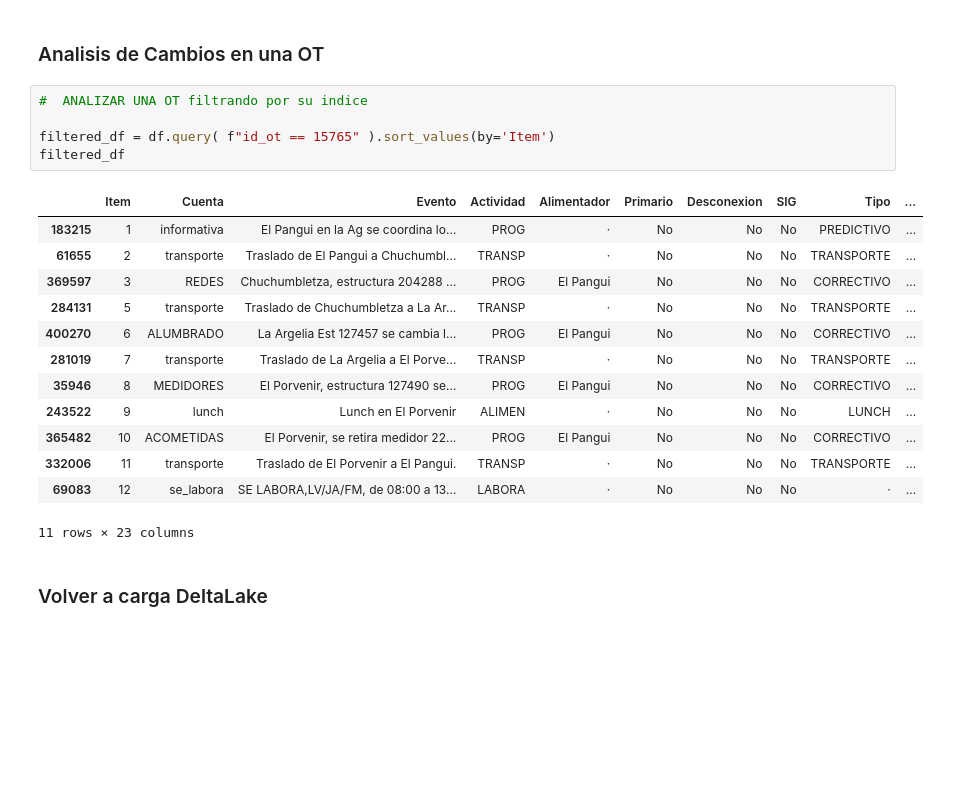
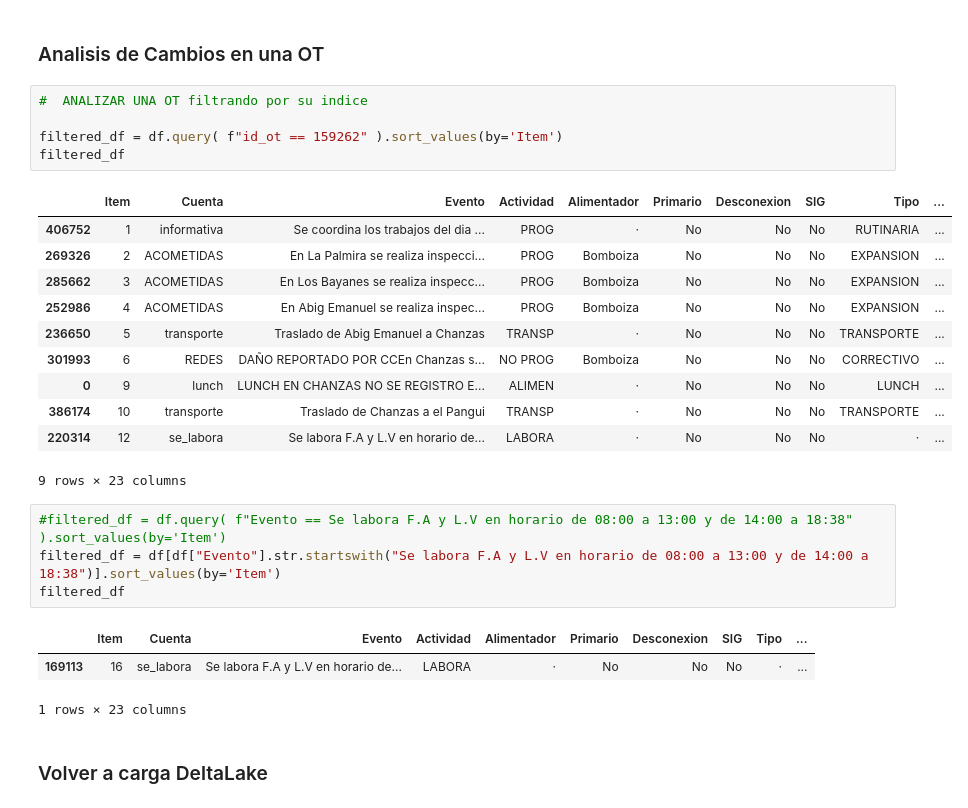
Before and after one commit to ernestopalacios/ordenes_de_trabajo, a Jupyter notebook: 04_DataLake.ipynb, the cells around one changed output. Drawn from its saved outputs; the diff is of its cells as text; blank space fills up the shorter version.

```diff
--- a/04_DataLake.ipynb
+++ b/04_DataLake.ipynb
@@ -214,22 +241,28 @@ df
 # %%
 #  ANALIZAR UNA OT filtrando por su indice
 
-filtered_df = df.query( f"id_ot == 15765" ).sort_values(by='Item')
+filtered_df = df.query( f"id_ot == 159262" ).sort_values(by='Item')
 filtered_df
 # %% [output]
 |  | Item | Cuenta | Evento | Actividad | Alimentador | Primario | Desconexion | SIG | Tipo | ... |
-| 183215 | 1 | informativa | El Pangui en la Ag se coordina lo... | PROG | · | No | No | No | PREDICTIVO | ... |
-| 61655 | 2 | transporte | Traslado de El Pangui a Chuchumbl... | TRANSP | · | No | No | No | TRANSPORTE | ... |
-| 369597 | 3 | REDES | Chuchumbletza, estructura 204288 ... | PROG | El Pangui | No | No | No | CORRECTIVO | ... |
-| 284131 | 5 | transporte | Traslado de Chuchumbletza a La Ar... | TRANSP | · | No | No | No | TRANSPORTE | ... |
-| 400270 | 6 | ALUMBRADO | La Argelia Est 127457 se cambia l... | PROG | El Pangui | No | No | No | CORRECTIVO | ... |
-| 281019 | 7 | transporte | Traslado de La Argelia a El Porve... | TRANSP | · | No | No | No | TRANSPORTE | ... |
-| 35946 | 8 | MEDIDORES | El Porvenir, estructura 127490 se... | PROG | El Pangui | No | No | No | CORRECTIVO | ... |
-| 243522 | 9 | lunch | Lunch en El Porvenir | ALIMEN | · | No | No | No | LUNCH | ... |
-| 365482 | 10 | ACOMETIDAS | El Porvenir, se retira medidor 22... | PROG | El Pangui | No | No | No | CORRECTIVO | ... |
-| 332006 | 11 | transporte | Traslado de El Porvenir a El Pangui. | TRANSP | · | No | No | No | TRANSPORTE | ... |
-| 69083 | 12 | se_labora | SE LABORA,LV/JA/FM, de 08:00 a 13... | LABORA | · | No | No | No | · | ... |
+| 406752 | 1 | informativa | Se coordina los trabajos del dia ... | PROG | · | No | No | No | RUTINARIA | ... |
+| 269326 | 2 | ACOMETIDAS | En La Palmira se realiza inspecci... | PROG | Bomboiza | No | No | No | EXPANSION | ... |
+| 285662 | 3 | ACOMETIDAS | En Los Bayanes se realiza inspecc... | PROG | Bomboiza | No | No | No | EXPANSION | ... |
+| 252986 | 4 | ACOMETIDAS | En Abig Emanuel se realiza inspec... | PROG | Bomboiza | No | No | No | EXPANSION | ... |
+| 236650 | 5 | transporte | Traslado de Abig Emanuel a Chanzas | TRANSP | · | No | No | No | TRANSPORTE | ... |
+| 301993 | 6 | REDES | DAÑO REPORTADO POR CCEn Chanzas s... | NO PROG | Bomboiza | No | No | No | CORRECTIVO | ... |
+| 0 | 9 | lunch | LUNCH EN CHANZAS NO SE REGISTRO E... | ALIMEN | · | No | No | No | LUNCH | ... |
+| 386174 | 10 | transporte | Traslado de Chanzas a el Pangui | TRANSP | · | No | No | No | TRANSPORTE | ... |
+| 220314 | 12 | se_labora | Se labora F.A y L.V en horario de... | LABORA | · | No | No | No | · | ... |
-11 rows × 23 columns
+9 rows × 23 columns
+# %%
+#filtered_df = df.query( f"Evento == Se labora F.A y L.V en horario de 08:00 a 13:00 y de 14:00 a 18:38" ).sort_values(by='Item')
+filtered_df = df[df["Evento"].str.startswith("Se labora F.A y L.V en horario de 08:00 a 13:00 y de 14:00 a 18:38")].sort_values(by='Item')
+filtered_df
+# %% [output]
+|  | Item | Cuenta | Evento | Actividad | Alimentador | Primario | Desconexion | SIG | Tipo | ... |
+| 169113 | 16 | se_labora | Se labora F.A y L.V en horario de... | LABORA | · | No | No | No | · | ... |
+1 rows × 23 columns
 # %% [markdown]
 ### Volver a carga DeltaLake
 # %%
```
Also changed, not shown: parts of 12 cells of this notebook, 1 other file.
